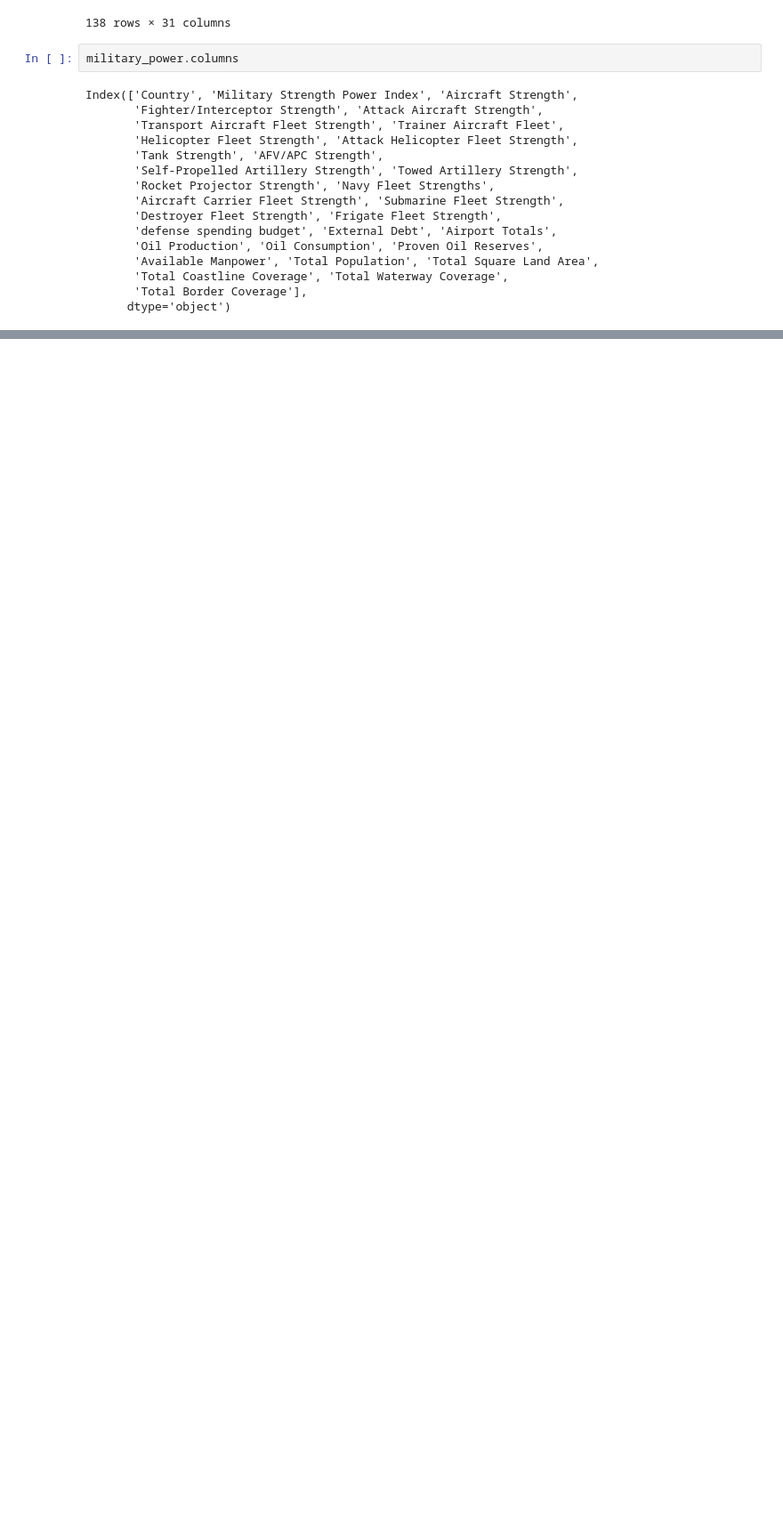
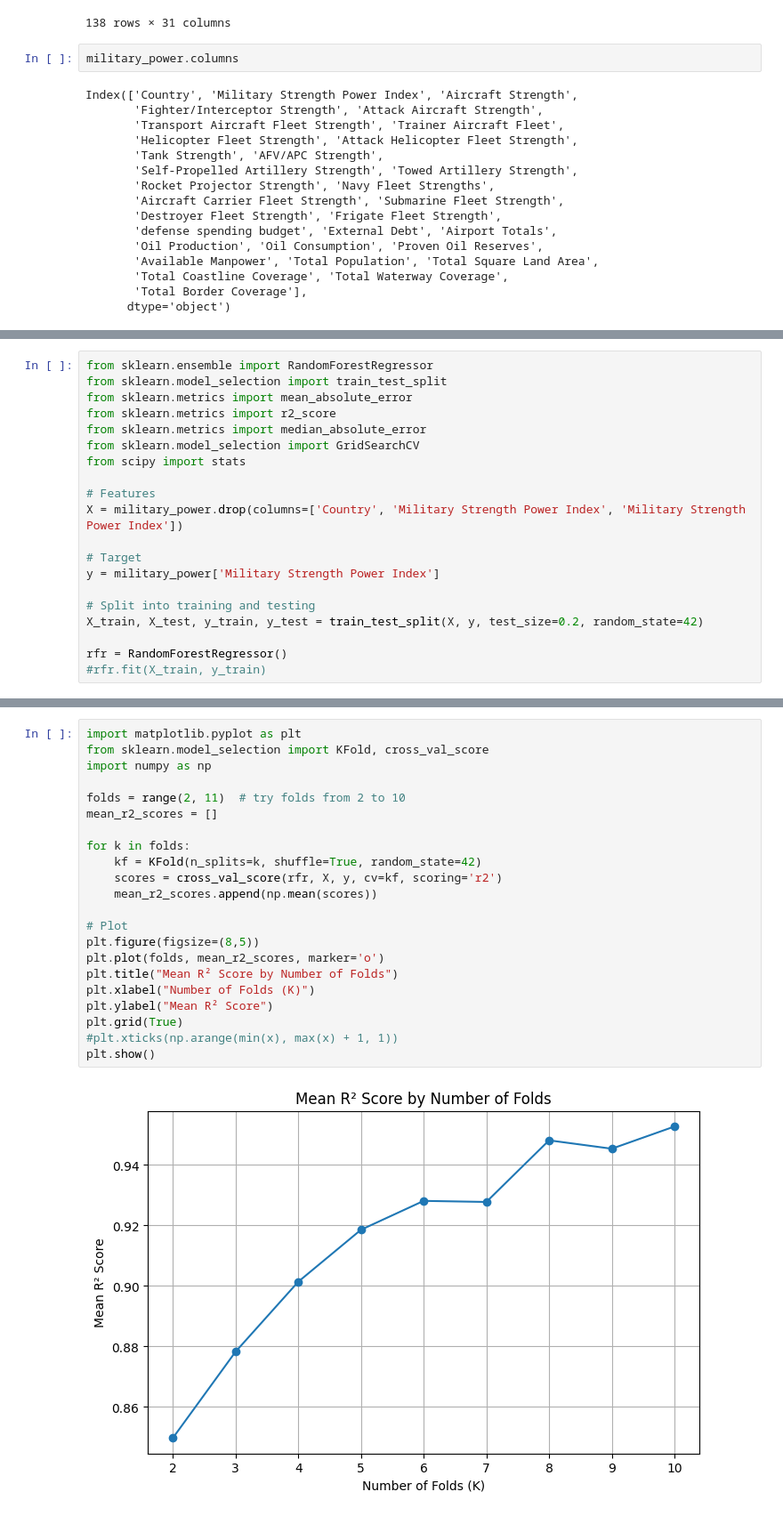
Before and after one commit to matthewcavanaugh96/magnimind, a Jupyter notebook: Military Power/Military Power.ipynb, the cells around one changed output, grey strips where cells are left out. Shown at 89% size. Drawn from its saved outputs; the diff is of its cells as text; blank space fills up the shorter version.

Commit message:
Military Power analysis

```diff
--- a/Military Power/Military Power.ipynb
+++ b/Military Power/Military Power.ipynb
@@ -259,0 +136,20 @@ dtype: object
+# %%
+from sklearn.ensemble import RandomForestRegressor
+from sklearn.model_selection import train_test_split
+from sklearn.metrics import mean_absolute_error
+from sklearn.metrics import r2_score
+from sklearn.metrics import median_absolute_error
+from sklearn.model_selection import GridSearchCV
+from scipy import stats
+
+# Features
+X = military_power.drop(columns=['Country', 'Military Strength Power Index', 'Military Strength Power Index'])
+
+# Target
+y = military_power['Military Strength Power Index']
+
+# Split into training and testing
+X_train, X_test, y_train, y_test = train_test_split(X, y, test_size=0.2, random_state=42)
+
+rfr = RandomForestRegressor()
+#rfr.fit(X_train, y_train)
@@ -259,0 +175,24 @@ dtype: object
+# %%
+import matplotlib.pyplot as plt
+from sklearn.model_selection import KFold, cross_val_score
+import numpy as np
+
+folds = range(2, 11)  # try folds from 2 to 10
+mean_r2_scores = []
+
+for k in folds:
+    kf = KFold(n_splits=k, shuffle=True, random_state=42)
+    scores = cross_val_score(rfr, X, y, cv=kf, scoring='r2')
+    mean_r2_scores.append(np.mean(scores))
+
+# Plot
+plt.figure(figsize=(8,5))
+plt.plot(folds, mean_r2_scores, marker='o')
+plt.title("Mean R² Score by Number of Folds")
+plt.xlabel("Number of Folds (K)")
+plt.ylabel("Mean R² Score")
+plt.grid(True)
+#plt.xticks(np.arange(min(x), max(x) + 1, 1))
+plt.show()
+# %% [output]
+[figure, added]
```
Also changed, not shown: parts of 17 cells of this notebook.
